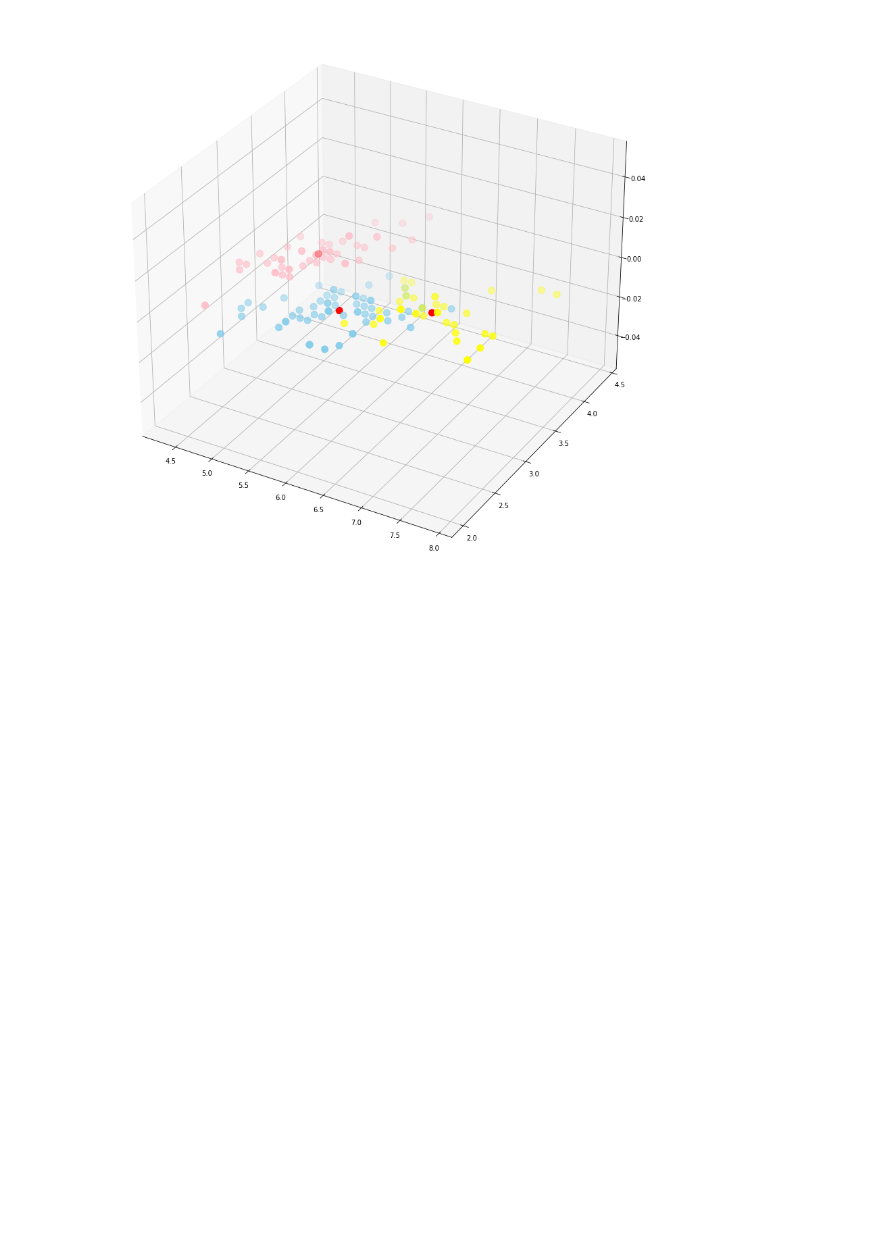
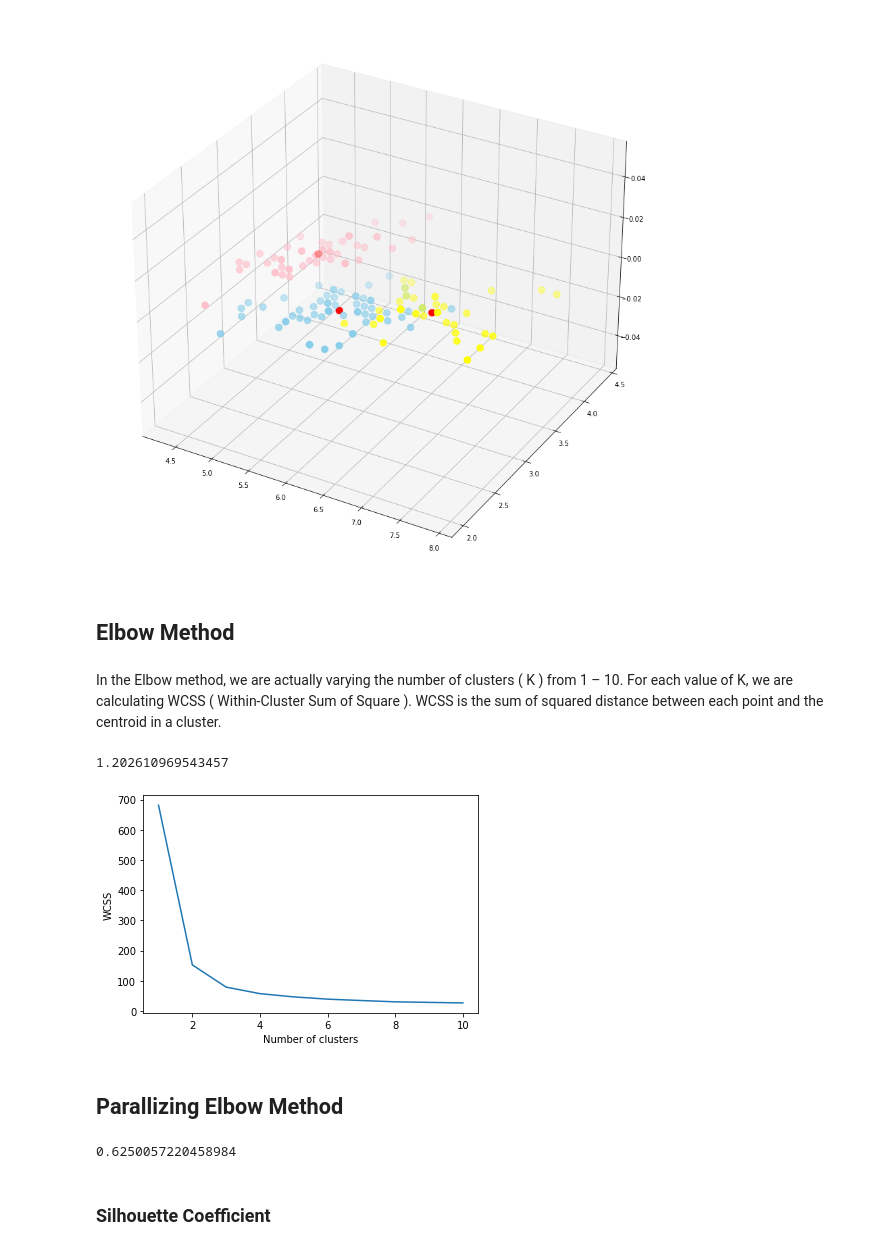
Before and after one commit to rakshit087/kvalue-parallelization, a Jupyter notebook: main.ipynb, the cells around one changed output. Saved outputs shown, nothing was run; the diff lists cells and outputs as text; code cells hidden in the pictures; blank space fills up the shorter version.

Commit message:
Did Silhouette Coefficient

```diff
--- a/main.ipynb
+++ b/main.ipynb
@@ -108,3 +107,44 @@ plt.scatter(kmeans.cluster_centers_[:, 0], kmeans.cluster_centers_[:,1], s = 100
 plt.show()
 # %% [output]
 [figure]
+# %% [markdown]
+## Elbow Method
+# %% [markdown]
+In the Elbow method, we are actually varying the number of clusters ( K ) from 1 – 10. For each value of K, we are calculating WCSS ( Within-Cluster Sum of Square ). WCSS is the sum of squared distance between each point and the centroid in a cluster.
+# %%
+import time
+
+time_start = time.time()
+wcss = []
+for i in range(1, 11):
+    kmeans = KMeans(n_clusters = i, init = 'k-means++', random_state = 42)
+    kmeans.fit(x)
+    wcss.append(kmeans.inertia_)
+execution_time = time.time() - time_start
+execution_time
+# %% [output]
+1.202610969543457
+# %%
+plt.plot(range(1, 11), wcss)
+plt.xlabel('Number of clusters')
+plt.ylabel('WCSS')
+plt.show()
+# %% [output]
+[figure, added]
+# %% [markdown]
+## Parallizing Elbow Method
+# %%
+from joblib import Parallel, delayed
+wcss = []
+def process(i):
+    kmeans = KMeans(n_clusters = i, init = 'k-means++', random_state = 42)
+    kmeans.fit(x)
+    wcss.append(kmeans.inertia_)
+time_start = time.time()
+Parallel(n_jobs=2)(delayed(process)(i) for i in range(1,10))
+execution_time = time.time() - time_start
+execution_time
+# %% [output]
+0.6250057220458984
+# %% [markdown]
+### Silhouette Coefficient
```
Also changed, not shown: parts of 4 cells of this notebook.
